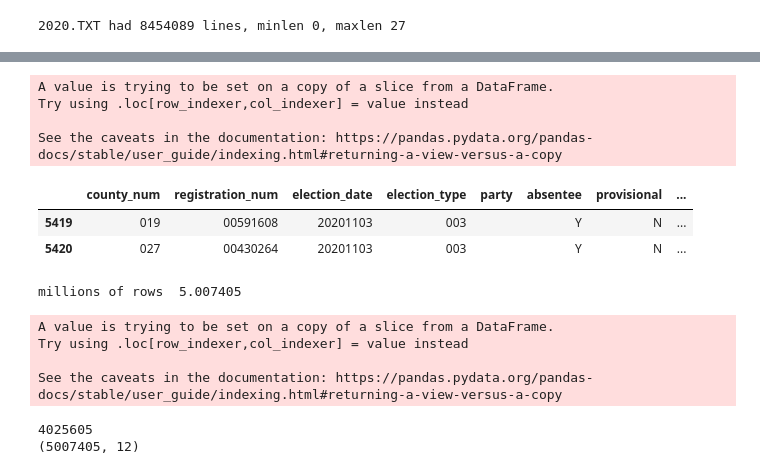
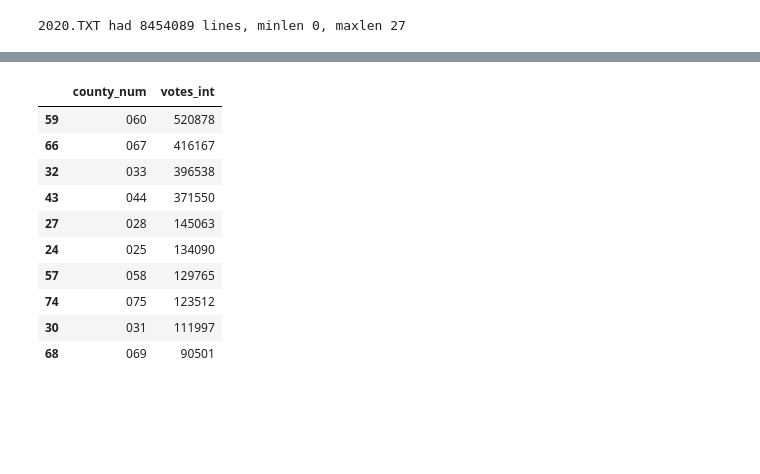
Before and after one commit to jhmuller/ga-votes, a Jupyter notebook: ga.ipynb, the cells around one changed output, grey strips where cells are left out. Cells and saved outputs as stored; diff of their text form; code cells hidden in the pictures; blank space fills up the shorter version.

```diff
--- a/ga.ipynb
+++ b/ga.ipynb
@@ -605,0 +725,8 @@ for df in (regdf1, regdf2):
+# %%
+etype = '003'
+edate= '20201103'
+gendf = regdf.loc[np.logical_and(regdf['election_type'] == etype,
+                                  regdf['election_date'] == edate)]
+
+print("{0} rows for election type = '{1}' and election date= '{2}'".format(gendf.shape[0], etype, edate))
+print(gendf.head(2))
@@ -606,16 +773,16 @@ for df in (regdf1, regdf2):
 # %%
-etype = '003'
-gendf = regdf1.loc[regdf1['election_type'] == etype]
-print("{0} rows for election type = {1}".format(gendf.shape[0], etype))
-print(gendf.head(2))
 cnames = ['absentee', 'provisional', 'supplemental']
-
+inames = []
 for name in tqdm(cnames, smoothing=0.2):
     print("converting '{0}'".format(name))
     temp = gendf[name].apply(lambda x: int(x=='Y'))
     print("{0} {1}".format(len(temp), gendf.shape[0]))
-    gendf[name] = temp
-gendf['sum'] = gendf[cnames].sum(axis=1)
-gendf['other'] = gendf['sum'].apply(lambda x: int(x==0))
-print(gendf.head(2))
+    iname = name + "_int"
+    inames.append(iname)
+    gendf[iname] = temp
+gendf['other_int'] = [int(x==0) for x in gendf[inames].sum(axis=1)]
+inames.append('other_int')
+gendf['votes_int'] =  gendf[inames].sum(axis=1)
+
+print(gendf.iloc[:, -5:].head(2))
 # %% [output]
@@ -669,31 +810,18 @@ dtype: int64
-# %%
-gendf['other_int'] = [1 if gendf[]]
-gendf[inames].sum()
-gendf.head(2)
-# %% [output]
-A value is trying to be set on a copy of a slice from a DataFrame.
-Try using .loc[row_indexer,col_indexer] = value instead
-
-See the caveats in the documentation: https://pandas.pydata.org/pandas-docs/stable/user_guide/indexing.html#returning-a-view-versus-a-copy
-|  | county_num | registration_num | election_date | election_type | party | absentee | provisional | ... |
-| 5419 | 019 | 00591608 | 20201103 | 003 |  | Y | N | ... |
-| 5420 | 027 | 00430264 | 20201103 | 003 |  | Y | N | ... |
-# %%
-print("millions of rows  {0}".format(gendf.shape[0]/10.0**6))
-gendf['typesum'] = gendf[inames].sum(axis=1)
-gendf.head()
-print(gendf.shape[0] - gendf.loc[gendf['typesum'] != 1].shape[0])
-print(gendf.shape)
-#print(gendf[inames].sum().sum())
-# %% [output]
-millions of rows  5.007405
-A value is trying to be set on a copy of a slice from a DataFrame.
-Try using .loc[row_indexer,col_indexer] = value instead
-
-See the caveats in the documentation: https://pandas.pydata.org/pandas-docs/stable/user_guide/indexing.html#returning-a-view-versus-a-copy
-4025605
-(5007405, 12)
 # %%
-allcols = ['county_num', 'election_date', 'party', 'absentee_int', 'provisional_int', 'supplemental_int']
-gcols = ['county_num', 'election_date', 'party']
-gdf = gendf[allcols].groupby(by=gcols).sum()
+allcols = ['county_num', 'votes_int']
+gcols = ['county_num']
+gdf = gendf[allcols].groupby(by=gcols).sum().reset_index()
+gdf.sort_values(by='votes_int', inplace=True, ascending=False)
+gdf.head(10)
+# %% [output]
+|  | county_num | votes_int |
+| 59 | 060 | 520878 |
+| 66 | 067 | 416167 |
+| 32 | 033 | 396538 |
+| 43 | 044 | 371550 |
+| 27 | 028 | 145063 |
+| 24 | 025 | 134090 |
+| 57 | 058 | 129765 |
+| 74 | 075 | 123512 |
+| 30 | 031 | 111997 |
+| 68 | 069 | 90501 |
```
Also changed, not shown: parts of 36 cells of this notebook.
